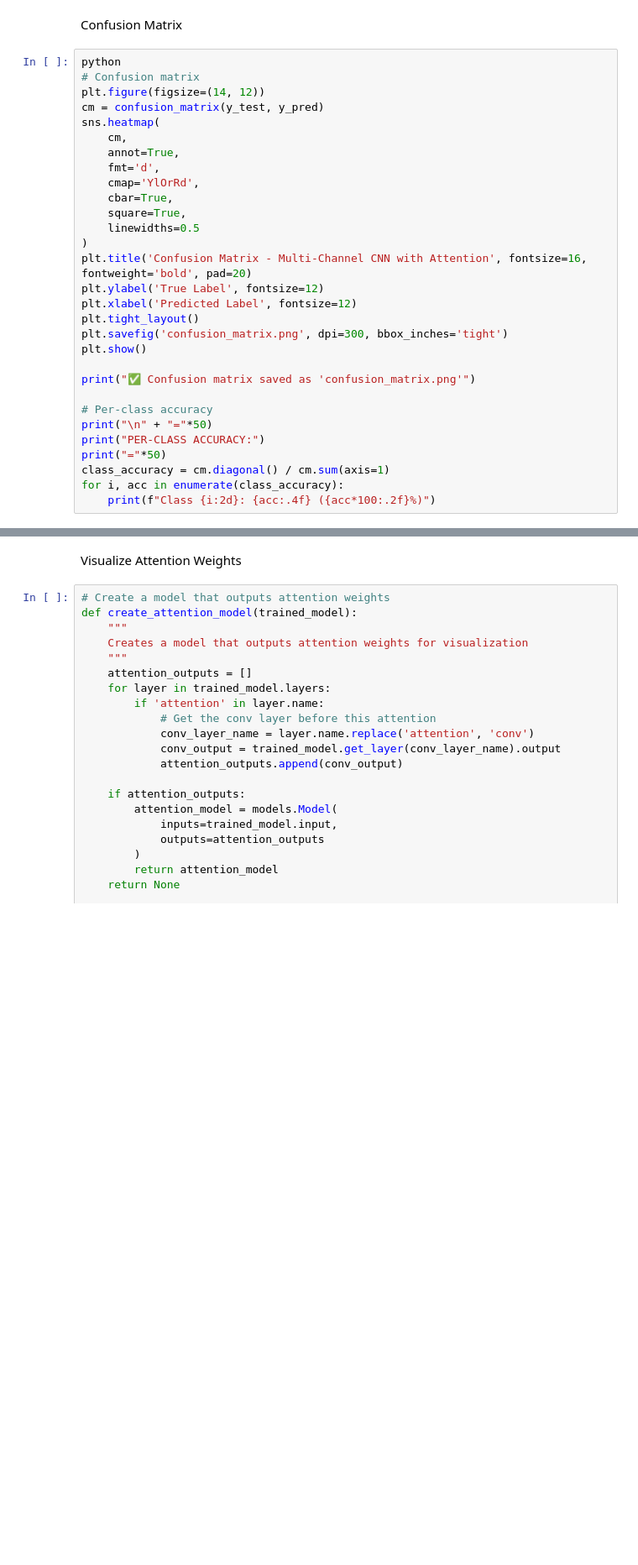
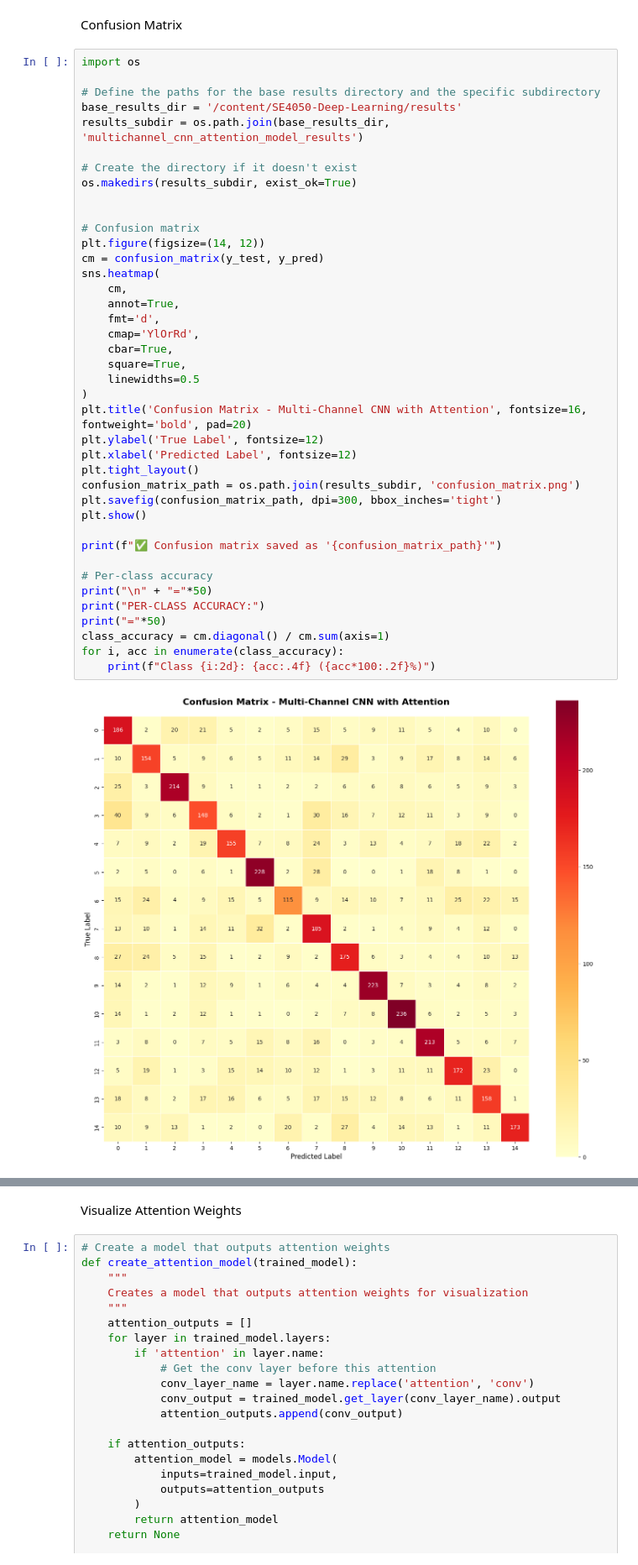
Before and after one commit to aneeq-shaffy/SE4050-Deep-Learning, a Jupyter notebook: Notebooks/Multi_Channel_CNN_with_Attention.ipynb, the cells around one changed output, grey strips where cells are left out. Shown: that part at 84% size. Saved outputs shown, nothing was run; the diff lists cells and outputs as text; blank space fills up the shorter version.

```diff
--- a/Notebooks/Multi_Channel_CNN_with_Attention.ipynb
+++ b/Notebooks/Multi_Channel_CNN_with_Attention.ipynb
@@ -536,33 +596,44 @@ F1-Score:  0.6047 (60.47%)
 # %% [markdown]
 Confusion Matrix
 # %%
-python
+import os
+
+# Define the paths for the base results directory and the specific subdirectory
+base_results_dir = '/content/SE4050-Deep-Learning/results'
+results_subdir = os.path.join(base_results_dir, 'multichannel_cnn_attention_model_results')
+
+# Create the directory if it doesn't exist
+os.makedirs(results_subdir, exist_ok=True)
+
+
 # Confusion matrix
 plt.figure(figsize=(14, 12))
 cm = confusion_matrix(y_test, y_pred)
 sns.heatmap(
     cm,
     annot=True,
     fmt='d',
     cmap='YlOrRd',
     cbar=True,
     square=True,
     linewidths=0.5
 )
 plt.title('Confusion Matrix - Multi-Channel CNN with Attention', fontsize=16, fontweight='bold', pad=20)
 plt.ylabel('True Label', fontsize=12)
 plt.xlabel('Predicted Label', fontsize=12)
 plt.tight_layout()
-plt.savefig('confusion_matrix.png', dpi=300, bbox_inches='tight')
+confusion_matrix_path = os.path.join(results_subdir, 'confusion_matrix.png')
+plt.savefig(confusion_matrix_path, dpi=300, bbox_inches='tight')
 plt.show()
 
-print("✅ Confusion matrix saved as 'confusion_matrix.png'")
+print(f"✅ Confusion matrix saved as '{confusion_matrix_path}'")
 
 # Per-class accuracy
 print("\n" + "="*50)
 print("PER-CLASS ACCURACY:")
 print("="*50)
 class_accuracy = cm.diagonal() / cm.sum(axis=1)
 for i, acc in enumerate(class_accuracy):
     print(f"Class {i:2d}: {acc:.4f} ({acc*100:.2f}%)")
 # %% [output]
+[figure, added]
```
Also changed, not shown: parts of 19 cells of this notebook, 1 other file.
